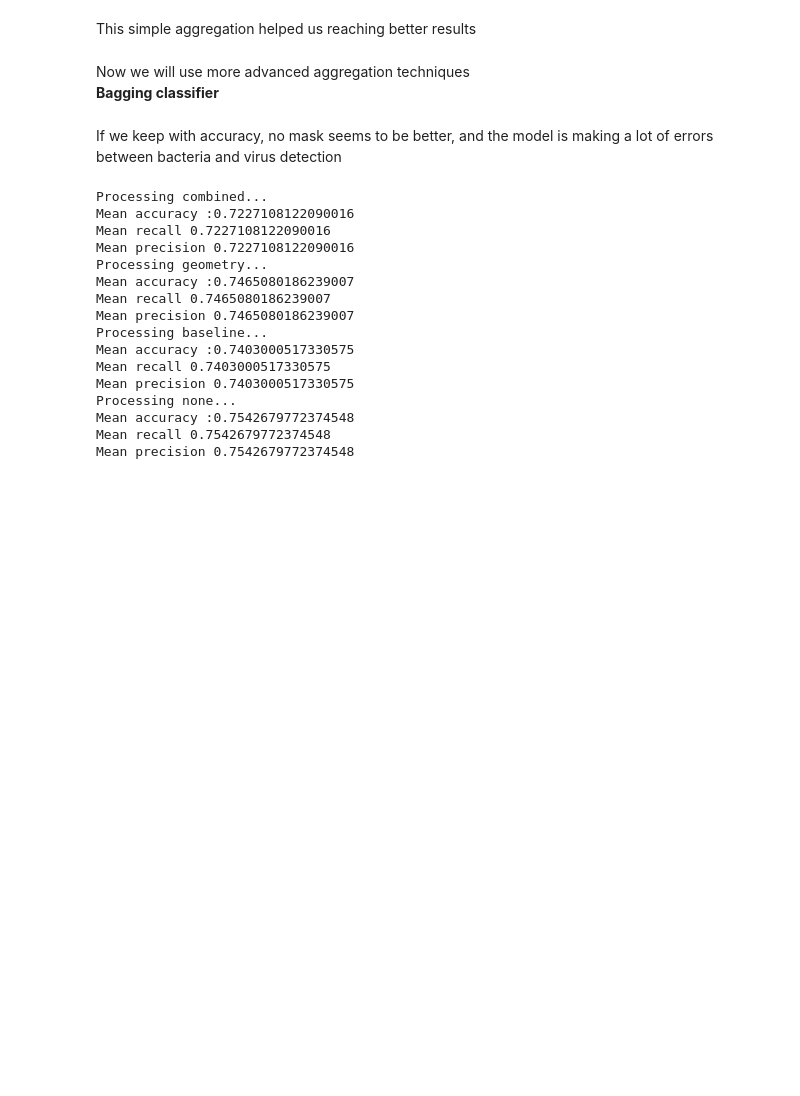
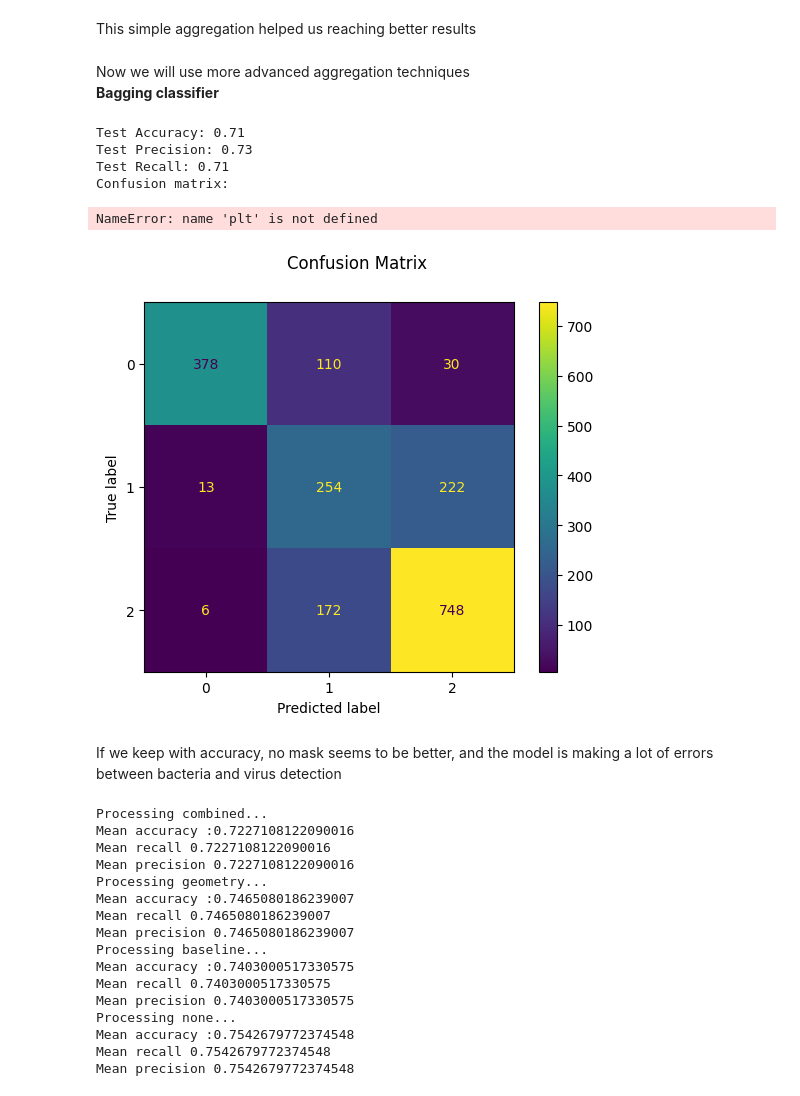
Before and after one commit to lucas066001/IllnessRecognition, a Jupyter notebook: app/ml/modelsFindingThreeClassesBagging.ipynb, the cells around one changed output. Drawn from its saved outputs; the diff is of its cells as text; code cells hidden in the pictures; blank space fills up the shorter version.

```diff
--- a/app/ml/modelsFindingThreeClassesBagging.ipynb
+++ b/app/ml/modelsFindingThreeClassesBagging.ipynb
@@ -217,32 +217,43 @@ Now we will use more advanced aggregation techniques <br>
 # %%
 from sklearn.svm import SVC
 from sklearn.ensemble import BaggingClassifier
 from sklearn.datasets import make_classification
+from local_lib.mask_transformer import MaskSeuilTransformer
+from sklearn.preprocessing import Normalizer
+from sklearn.neighbors import KNeighborsClassifier
+from sklearn.metrics import accuracy_score, precision_score, recall_score, ConfusionMatrixDisplay
 
 knn_combined = Pipeline([
     ('image_mask', MaskSeuilTransformer(strategy="combined")),
     ('std_scaler', Normalizer()),
     ('knn', KNeighborsClassifier())
 ])
 
 clf = BaggingClassifier(estimator=knn_combined,
-                        n_estimators=30, random_state=0, n_jobs=-1).fit(X_train, y_train)
+                        n_estimators=30, random_state=0).fit(X_train, y_train)
 
 y_pred_simpler = clf.predict(X_test)
 
 test_accuracy = accuracy_score(y_test, y_pred_simpler)
 test_precision = precision_score(y_test, y_pred_simpler, average="weighted")
 test_recall = recall_score(y_test, y_pred_simpler, average="weighted")
 
 disp = ConfusionMatrixDisplay.from_predictions(y_test, y_pred_simpler)
 disp.figure_.suptitle("Confusion Matrix")
 
 print(f"Test Accuracy: {test_accuracy:.2f}")
 print(f"Test Precision: {test_precision:.2f}")
 print(f"Test Recall: {test_recall:.2f}")
 
 print(f"Confusion matrix:\n")
 plt.show()
+# %% [output]
+Test Accuracy: 0.71
+Test Precision: 0.73
+Test Recall: 0.71
+Confusion matrix:
+NameError: name 'plt' is not defined
+[figure, added]
 # %% [markdown]
 If we keep with accuracy, no mask seems to be better, and the model is making a lot of errors between bacteria and virus detection
 # %%
```
